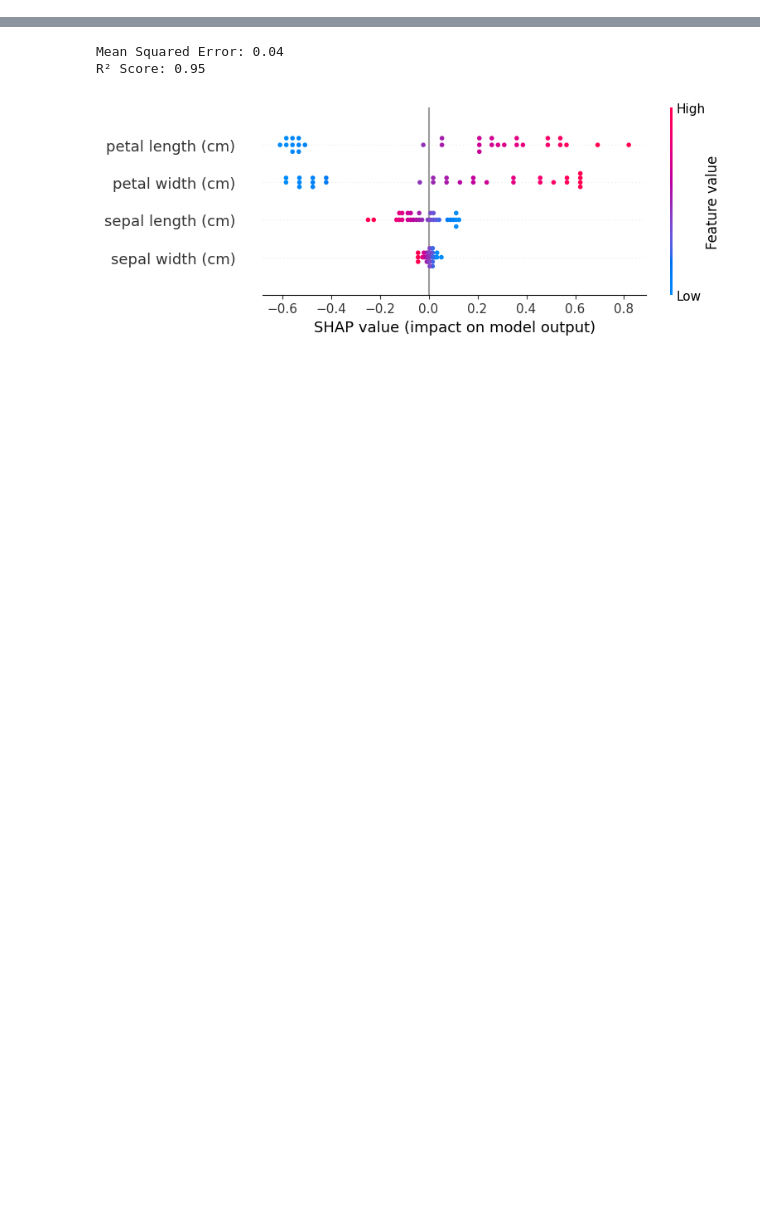
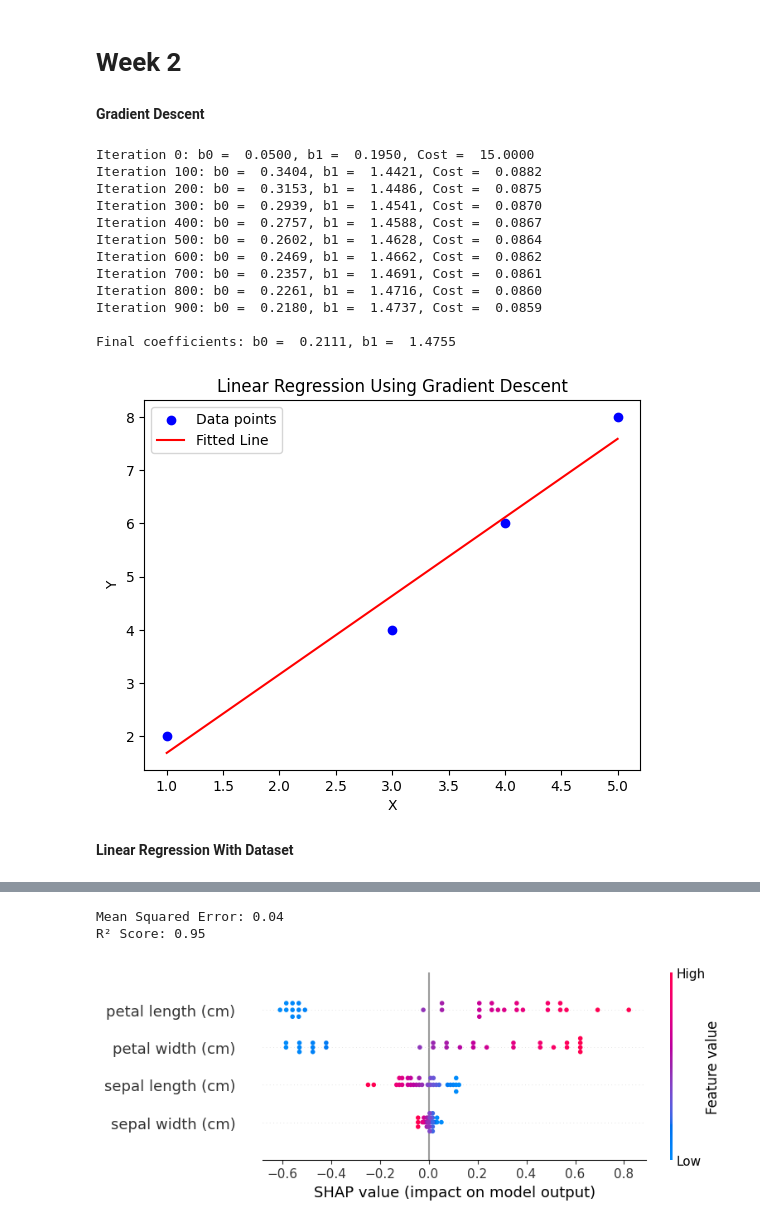
Before and after one commit to AntDBuck/CN6005, a Jupyter notebook: Week2.ipynb, the cells around one changed output, grey strips where cells are left out. Cells and saved outputs as stored; diff of their text form; code cells hidden in the pictures; blank space fills up the shorter version.

```diff
--- a/Week2.ipynb
+++ b/Week2.ipynb
@@ -0,0 +1,71 @@
+# %% [markdown]
+# Week 2
+# %% [markdown]
+**Gradient Descent**
+# %%
+import numpy as np
+import matplotlib.pyplot as plt
+
+# Produce sample data for X and Y.
+X = np.array([1, 3, 4, 5])
+Y = np.array([2, 4, 6, 8])
+
+# Initalise the intercept, slope, learning rate, and iterations.
+b0 = 0
+b1 = 0
+learningRate = 0.01
+iterations = 1000
+
+# Number of samples from X's length.
+n = len(X)
+
+# Define gradient descent function.
+def gradientDescent(X, Y, b0, b1, learningRate, iterations):
+    for i in range(iterations):
+      # Get Y's predicted values
+      Y_pred = b0 + b1 * X
+
+      # Calculate gradients.
+      db0 = (1 / n) * sum(Y_pred - Y)
+      db1 = (1 / n) * sum((Y_pred - Y) * X)
+
+      # Update b0 and b1.
+      b0 -= learningRate * db0
+      b1 -= learningRate * db1
+
+      # Print values after every 100 iterations.
+      if i % 100 == 0:
+        cost = (1 / (2 * n)) * sum((Y_pred - Y) ** 2)
+        print(f'Iteration {i}: b0 = {b0: .4f}, b1 = {b1: .4f}, Cost = {cost: .4f}')
+
+    return b0, b1
+
+# Call gradient descent function and assign returned values to variables.
+b0, b1 = gradientDescent(X, Y, b0, b1, learningRate, iterations)
+
+print(f'\nFinal coefficients: b0 = {b0: .4f}, b1 = {b1: .4f}')
+
+# Create scatterchart using the results.
+plt.scatter(X, Y, color = 'blue', label = 'Data points')
+plt.plot(X, b0 + b1 * X, color = 'red', label = 'Fitted Line')
+plt.xlabel('X')
+plt.ylabel('Y')
+plt.legend()
+plt.title('Linear Regression Using Gradient Descent')
+plt.show()
+# %% [output]
+Iteration 0: b0 =  0.0500, b1 =  0.1950, Cost =  15.0000
+Iteration 100: b0 =  0.3404, b1 =  1.4421, Cost =  0.0882
+Iteration 200: b0 =  0.3153, b1 =  1.4486, Cost =  0.0875
+Iteration 300: b0 =  0.2939, b1 =  1.4541, Cost =  0.0870
+Iteration 400: b0 =  0.2757, b1 =  1.4588, Cost =  0.0867
+Iteration 500: b0 =  0.2602, b1 =  1.4628, Cost =  0.0864
+Iteration 600: b0 =  0.2469, b1 =  1.4662, Cost =  0.0862
+Iteration 700: b0 =  0.2357, b1 =  1.4691, Cost =  0.0861
+Iteration 800: b0 =  0.2261, b1 =  1.4716, Cost =  0.0860
+Iteration 900: b0 =  0.2180, b1 =  1.4737, Cost =  0.0859
+
+Final coefficients: b0 =  0.2111, b1 =  1.4755
+[figure, added]
+# %% [markdown]
+**Linear Regression With Dataset**
```
Also changed, not shown: parts of 18 cells of this notebook.
